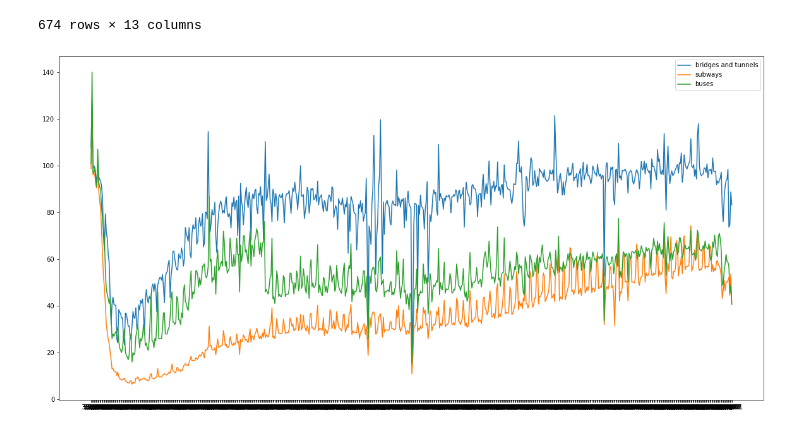
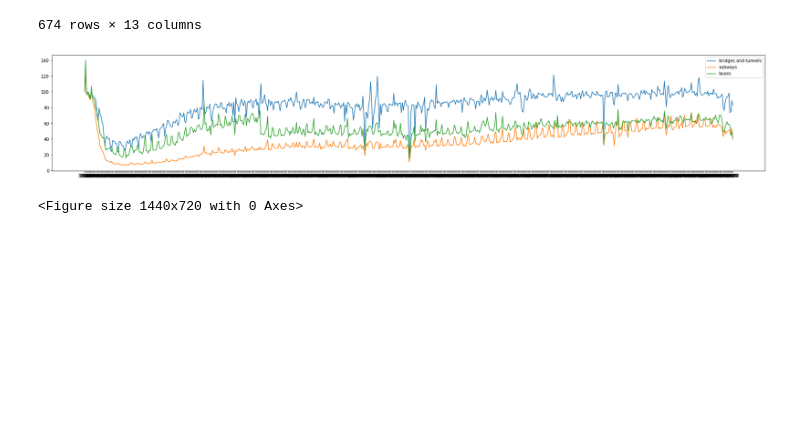
Before and after one commit to LeeProut/mta-ridership, a Jupyter notebook: MTA_ridership_01-03-22.ipynb, the cells around one changed output. Drawn from its saved outputs; the diff is of its cells as text; code cells hidden in the pictures; blank space fills up the shorter version.

```diff
--- a/MTA_ridership_01-03-22.ipynb
+++ b/MTA_ridership_01-03-22.ipynb
@@ -84,8 +84,8 @@ plt.legend([bridge_tunnel, subway, buses],
            ["bridges and tunnels", "subways", "buses"], loc='best')
 # plt.isinteractive()
 
-
-plt.rcParams["figure.figsize"] = (30,5)
+plt.figure(figsize=(20,10))
+# plt.rcParams["figure.figsize"] = (30,5)
 # plt.tight_layout()
 
 plt.show()
@@ -112,8 +113,8 @@ y2 = last_thirty["Buses: % of Comparable Pre-Pandemic Day"]
 
 plt.plot(x, y, x1,y1, x2, y2)
 
-
-plt.rcParams["figure.figsize"] = (20,10)
+plt.figure(figsize=(20,10))
+# plt.rcParams["figure.figsize"] = (20,10)
 # plt.tight_layout()
 
 plt.show()
@@ -148,32 +150,33 @@ chron_df
 # %%
 # Bridge and Tunnel data
 x = chron_df["Date"]
 y = chron_df["Bridges and Tunnels: % of Comparable Pre-Pandemic Day"]
 
 bridge_tunnel, = plt.plot(x, y)
 
 # Subway data
 x1 = chron_df["Date"]
 y1 = chron_df["Subways: % of Comparable Pre-Pandemic Day"]
 
 # plots = plt.plot(x, y, x1, y1)
 
 subway, = plt.plot(x1, y1)
 
 # buses data
 x2 = chron_df["Date"]
 y2 = chron_df["Buses: % of Comparable Pre-Pandemic Day"]
 
 buses, = plt.plot(x2, y2)
 
 plt.legend([bridge_tunnel, subway, buses],
            ["bridges and tunnels", "subways", "buses"], loc='best')
 # plt.isinteractive()
 
-
-plt.rcParams["figure.figsize"] = (30,5)
+plt.figure(figsize=(20,10))
+# plt.rcParams["figure.figsize"] = (30,5)
 # plt.tight_layout()
 
 plt.show()
 # %% [output]
-[figure, old version]
+[figure, new version]
+<Figure size 1440x720 with 0 Axes>
```
Also changed, not shown: parts of 8 cells of this notebook.
